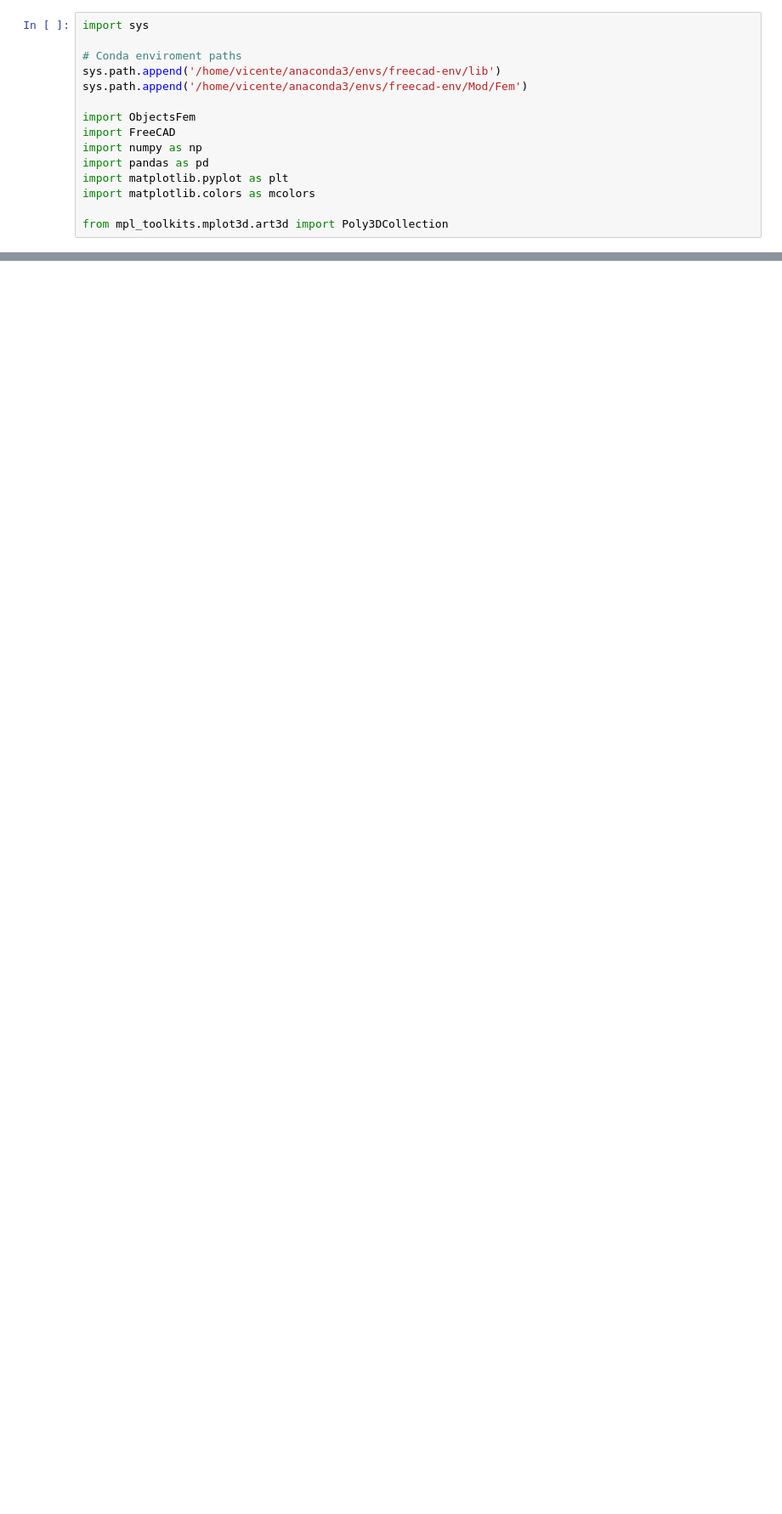
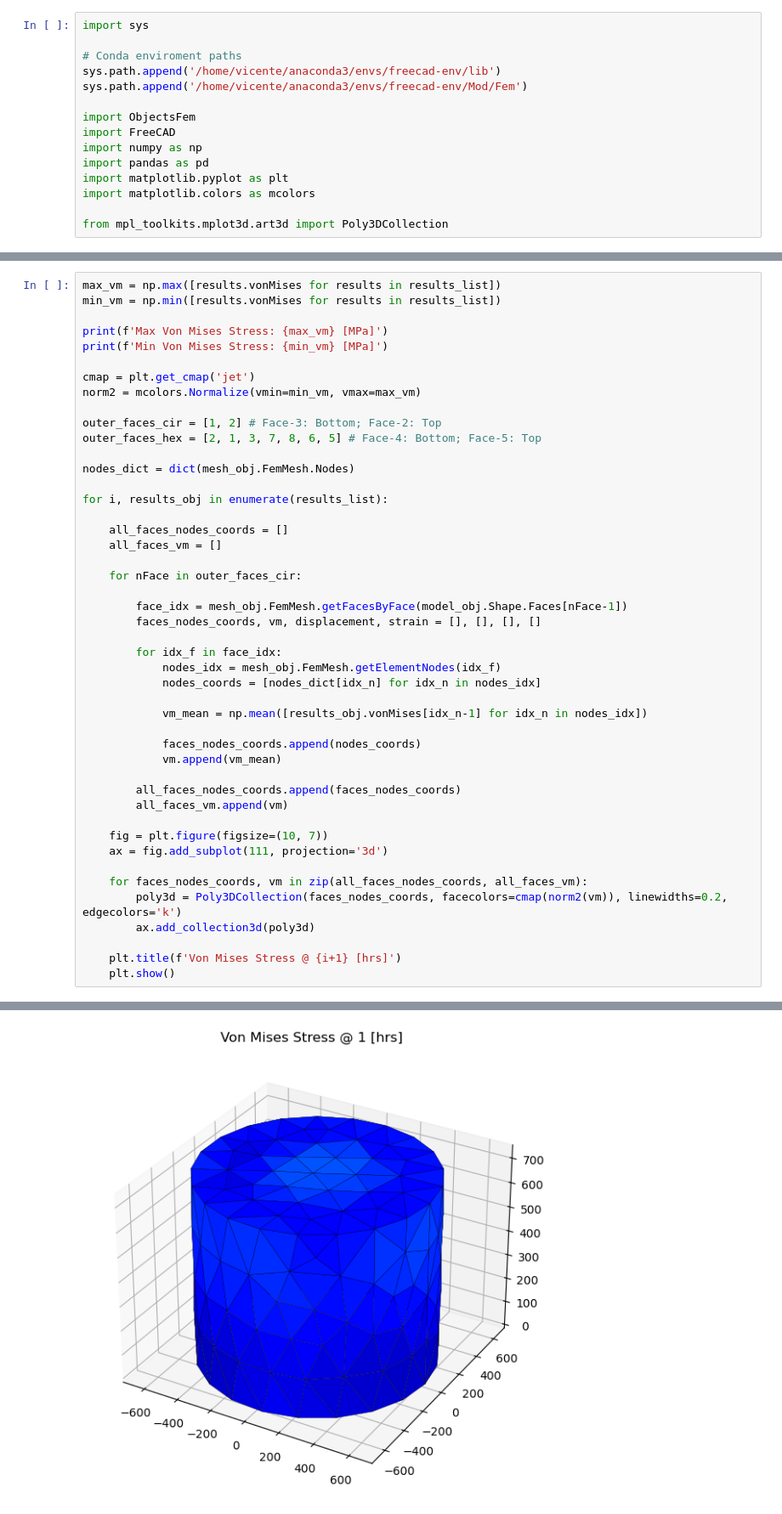
Before and after one commit to MarcoAyalaT/Vicente, a Jupyter notebook: WCD_analysis/plotThermo.ipynb, the cells around one changed output, grey strips where cells are left out. Shown at 85% size. Saved outputs shown, nothing was run; the diff lists cells and outputs as text; blank space fills up the shorter version.

```diff
--- a/WCD_analysis/plotThermo.ipynb
+++ b/WCD_analysis/plotThermo.ipynb
@@ -71,0 +86,47 @@ for results in results_list:
+# %%
+max_vm = np.max([results.vonMises for results in results_list])
+min_vm = np.min([results.vonMises for results in results_list])
+
+print(f'Max Von Mises Stress: {max_vm} [MPa]')
+print(f'Min Von Mises Stress: {min_vm} [MPa]')
+
+cmap = plt.get_cmap('jet')
+norm2 = mcolors.Normalize(vmin=min_vm, vmax=max_vm)
+
+outer_faces_cir = [1, 2] # Face-3: Bottom; Face-2: Top
+outer_faces_hex = [2, 1, 3, 7, 8, 6, 5] # Face-4: Bottom; Face-5: Top
+
+nodes_dict = dict(mesh_obj.FemMesh.Nodes)
+
+for i, results_obj in enumerate(results_list):
+
+    all_faces_nodes_coords = []
+    all_faces_vm = []
+
+    for nFace in outer_faces_cir:
+
+        face_idx = mesh_obj.FemMesh.getFacesByFace(model_obj.Shape.Faces[nFace-1])
+        faces_nodes_coords, vm, displacement, strain = [], [], [], []
+
+        for idx_f in face_idx:
+            nodes_idx = mesh_obj.FemMesh.getElementNodes(idx_f)
+            nodes_coords = [nodes_dict[idx_n] for idx_n in nodes_idx]
+
+            vm_mean = np.mean([results_obj.vonMises[idx_n-1] for idx_n in nodes_idx])
+
+            faces_nodes_coords.append(nodes_coords)
+            vm.append(vm_mean)
+
+        all_faces_nodes_coords.append(faces_nodes_coords)
+        all_faces_vm.append(vm)
+
+    fig = plt.figure(figsize=(10, 7))
+    ax = fig.add_subplot(111, projection='3d')
+
+    for faces_nodes_coords, vm in zip(all_faces_nodes_coords, all_faces_vm):
+        poly3d = Poly3DCollection(faces_nodes_coords, facecolors=cmap(norm2(vm)), linewidths=0.2, edgecolors='k')
+        ax.add_collection3d(poly3d)
+
+    plt.title(f'Von Mises Stress @ {i+1} [hrs]')
+    plt.show()
+# %% [output]
@@ -71,0 +135 @@ for results in results_list:
+[figure, added]
```
Also changed, not shown: parts of 12 cells of this notebook, 6 other files.
